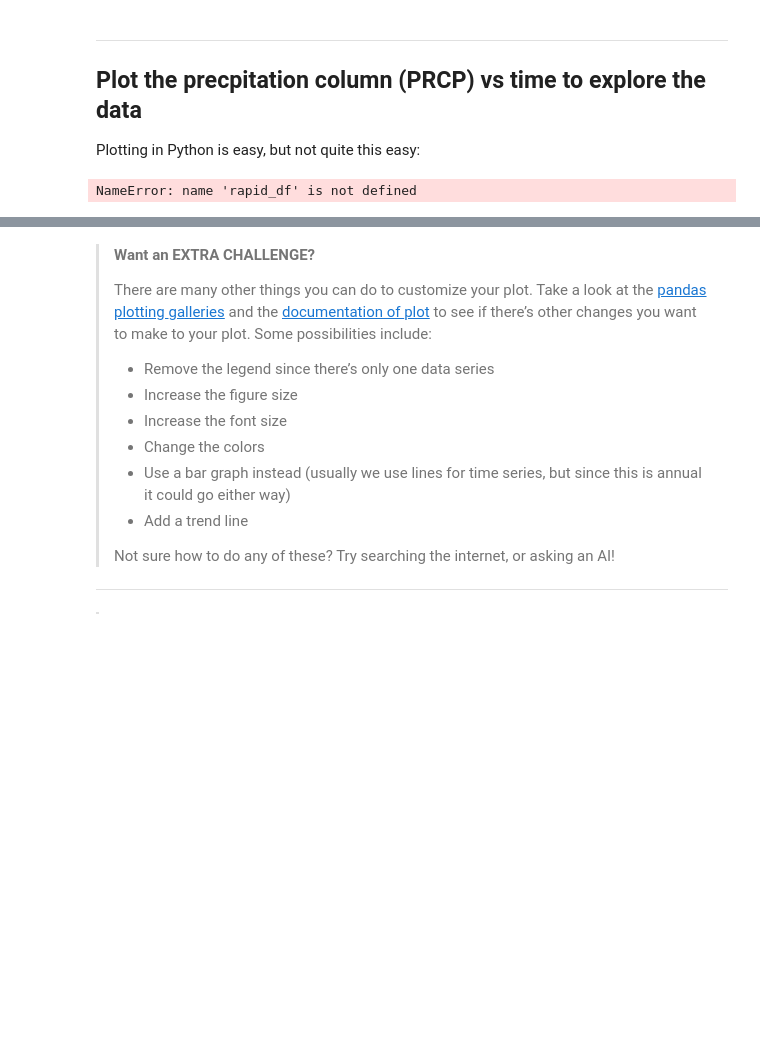
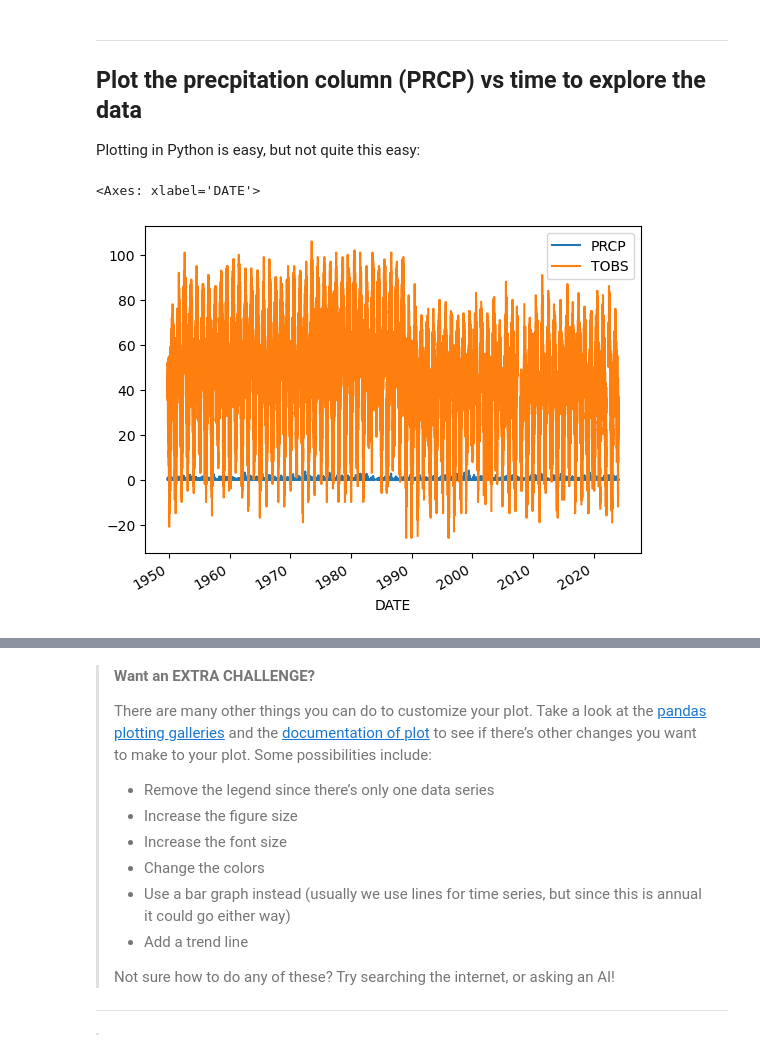
Before and after one commit to cu-esiil-edu/stars-01-get-started-salbers34, a Jupyter notebook: get-started-with-open-reproducible-science.ipynb, the cells around one changed output, grey strips where cells are left out. Cells and saved outputs as stored; diff of their text form; code cells hidden in the pictures; blank space fills up the shorter version.

```diff
--- a/get-started-with-open-reproducible-science.ipynb
+++ b/get-started-with-open-reproducible-science.ipynb
@@ -316,13 +318,13 @@ line of your code cell** Then, you will be able to run the test cell
 below and find out if your answer is correct.
 # %%
 # Download boulder climatology data
-rapidcity_df = pd.read_csv(
-  rapidcity_url,
+rapid_df= pd.read_csv(
+  rapid_url,
   index_col='DATE',
   parse_dates=True,
   na_values=['NaN']
   )
-rapidcity_df
+rapid_df
 # %% [output]
 |  | STATION | NAME | LATITUDE | LONGITUDE | ELEVATION | PRCP | TOBS |
 | DATE |  |  |  |  |  |  |  |
@@ -372,8 +374,8 @@ pandas.core.frame.DataFrame
 line of your code cell** Then, you will be able to run the test cell
 below and find out if your answer is correct.
 # %%
-rapidcity_df = rapidcity_df[['PRCP', 'TOBS']]
-rapidcity_df
+rapid_df = rapid_df[['PRCP', 'TOBS']]
+rapid_df
 # %% [output]
 |  | PRCP | TOBS |
 | DATE |  |  |
@@ -411,9 +413,10 @@ You earned 0 of 5 points for downloading data
 
 Plotting in Python is easy, but not quite this easy:
 # %%
-rapid_df.plot()
+rapidcity_df.plot()
 # %% [output]
-NameError: name 'rapid_df' is not defined
+<Axes: xlabel='DATE'>
+[figure, added]
 # %% [markdown]
 > ****Label and describe your plots****
 >
```
Also changed, not shown: parts of 6 cells of this notebook.
